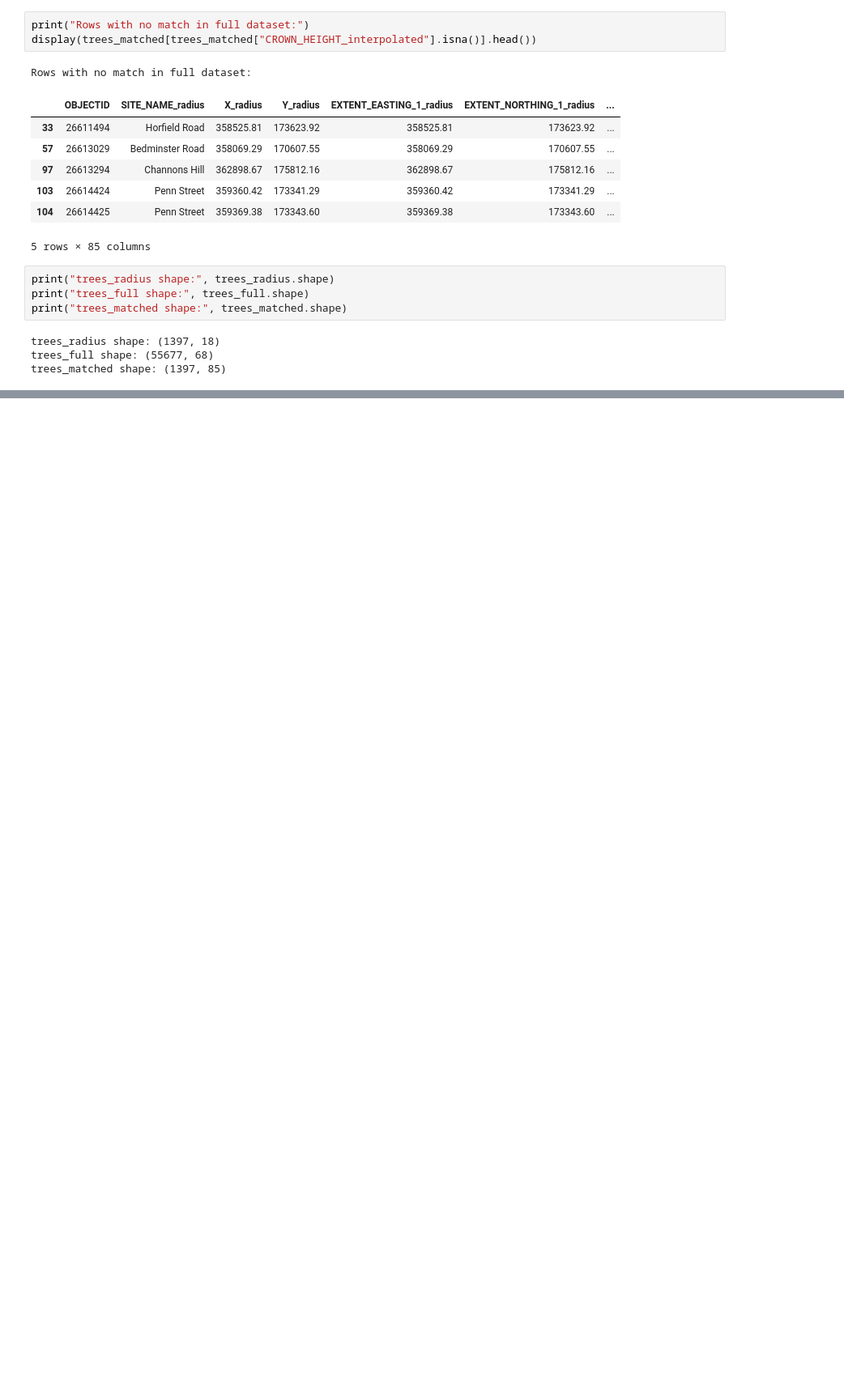
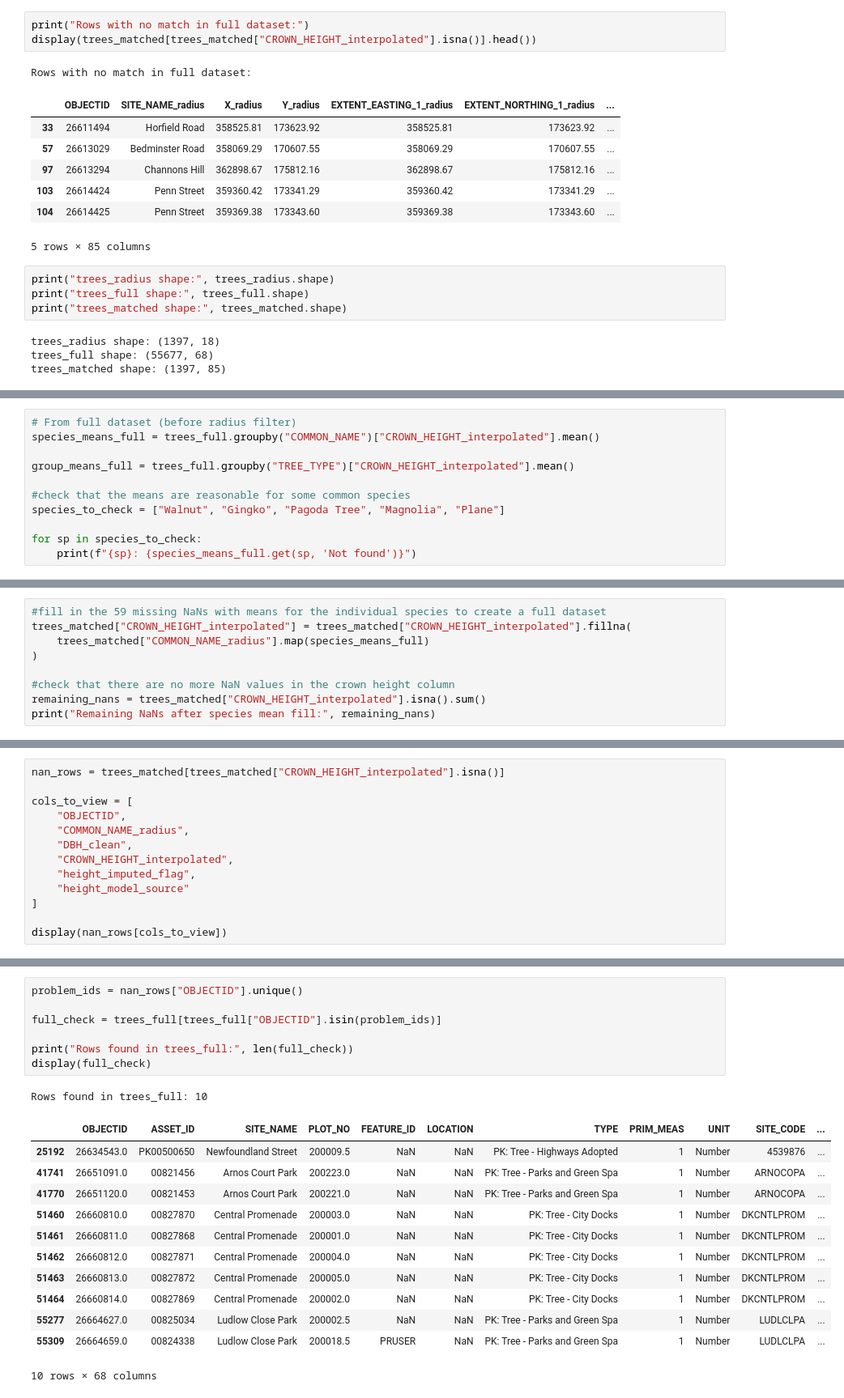
Before and after one commit to livbrannan/Quantify-Bristol-Trees-on-Traffic-NOx, a Jupyter notebook: Tree_data_processing/crown_height_interpolated.ipynb, the cells around one changed output, grey strips where cells are left out. Shown at 81% size. Cells and saved outputs as stored; diff of their text form; blank space fills up the shorter version.

```diff
--- a/Tree_data_processing/crown_height_interpolated.ipynb
+++ b/Tree_data_processing/crown_height_interpolated.ipynb
@@ -47,0 +122,11 @@ trees_matched shape: (1397, 85)
+# %%
+# From full dataset (before radius filter)
+species_means_full = trees_full.groupby("COMMON_NAME")["CROWN_HEIGHT_interpolated"].mean()
+
+group_means_full = trees_full.groupby("TREE_TYPE")["CROWN_HEIGHT_interpolated"].mean()
+
+#check that the means are reasonable for some common species
+species_to_check = ["Walnut", "Gingko", "Pagoda Tree", "Magnolia", "Plane"]
+
+for sp in species_to_check:
+    print(f"{sp}: {species_means_full.get(sp, 'Not found')}")
@@ -47,0 +153,9 @@ trees_matched shape: (1397, 85)
+# %%
+#fill in the 59 missing NaNs with means for the individual species to create a full dataset
+trees_matched["CROWN_HEIGHT_interpolated"] = trees_matched["CROWN_HEIGHT_interpolated"].fillna(
+    trees_matched["COMMON_NAME_radius"].map(species_means_full)
+)
+
+#check that there are no more NaN values in the crown height column
+remaining_nans = trees_matched["CROWN_HEIGHT_interpolated"].isna().sum()
+print("Remaining NaNs after species mean fill:", remaining_nans)
@@ -47,0 +164,13 @@ trees_matched shape: (1397, 85)
+# %%
+nan_rows = trees_matched[trees_matched["CROWN_HEIGHT_interpolated"].isna()]
+
+cols_to_view = [
+    "OBJECTID",
+    "COMMON_NAME_radius",
+    "DBH_clean",
+    "CROWN_HEIGHT_interpolated",
+    "height_imputed_flag",
+    "height_model_source"
+]
+
+display(nan_rows[cols_to_view])
@@ -47,0 +189,21 @@ trees_matched shape: (1397, 85)
+# %%
+problem_ids = nan_rows["OBJECTID"].unique()
+
+full_check = trees_full[trees_full["OBJECTID"].isin(problem_ids)]
+
+print("Rows found in trees_full:", len(full_check))
+display(full_check)
+# %% [output]
+Rows found in trees_full: 10
+|  | OBJECTID | ASSET_ID | SITE_NAME | PLOT_NO | FEATURE_ID | LOCATION | TYPE | PRIM_MEAS | UNIT | SITE_CODE | ... |
+| 25192 | 26634543.0 | PK00500650 | Newfoundland Street | 200009.5 | NaN | NaN | PK: Tree - Highways Adopted | 1 | Number | 4539876 | ... |
+| 41741 | 26651091.0 | 00821456 | Arnos Court Park | 200223.0 | NaN | NaN | PK: Tree - Parks and Green Spa | 1 | Number | ARNOCOPA | ... |
+| 41770 | 26651120.0 | 00821453 | Arnos Court Park | 200221.0 | NaN | NaN | PK: Tree - Parks and Green Spa | 1 | Number | ARNOCOPA | ... |
+| 51460 | 26660810.0 | 00827870 | Central Promenade | 200003.0 | NaN | NaN | PK: Tree - City Docks | 1 | Number | DKCNTLPROM | ... |
+| 51461 | 26660811.0 | 00827868 | Central Promenade | 200001.0 | NaN | NaN | PK: Tree - City Docks | 1 | Number | DKCNTLPROM | ... |
+| 51462 | 26660812.0 | 00827871 | Central Promenade | 200004.0 | NaN | NaN | PK: Tree - City Docks | 1 | Number | DKCNTLPROM | ... |
+| 51463 | 26660813.0 | 00827872 | Central Promenade | 200005.0 | NaN | NaN | PK: Tree - City Docks | 1 | Number | DKCNTLPROM | ... |
+| 51464 | 26660814.0 | 00827869 | Central Promenade | 200002.0 | NaN | NaN | PK: Tree - City Docks | 1 | Number | DKCNTLPROM | ... |
+| 55277 | 26664627.0 | 00825034 | Ludlow Close Park | 200002.5 | NaN | NaN | PK: Tree - Parks and Green Spa | 1 | Number | LUDLCLPA | ... |
+| 55309 | 26664659.0 | 00824338 | Ludlow Close Park | 200018.5 | PRUSER | NaN | PK: Tree - Parks and Green Spa | 1 | Number | LUDLCLPA | ... |
+10 rows × 68 columns
```
Also changed, not shown: parts of 12 cells of this notebook.
